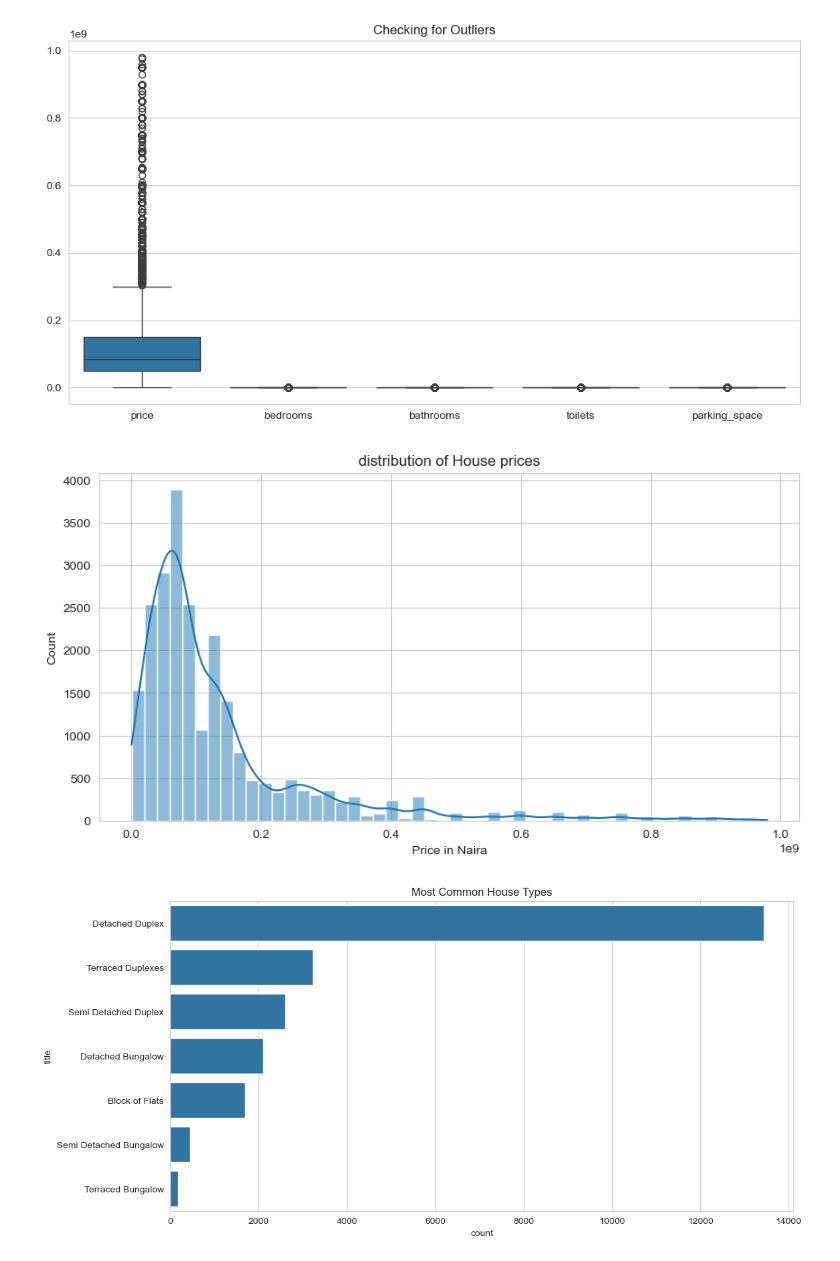
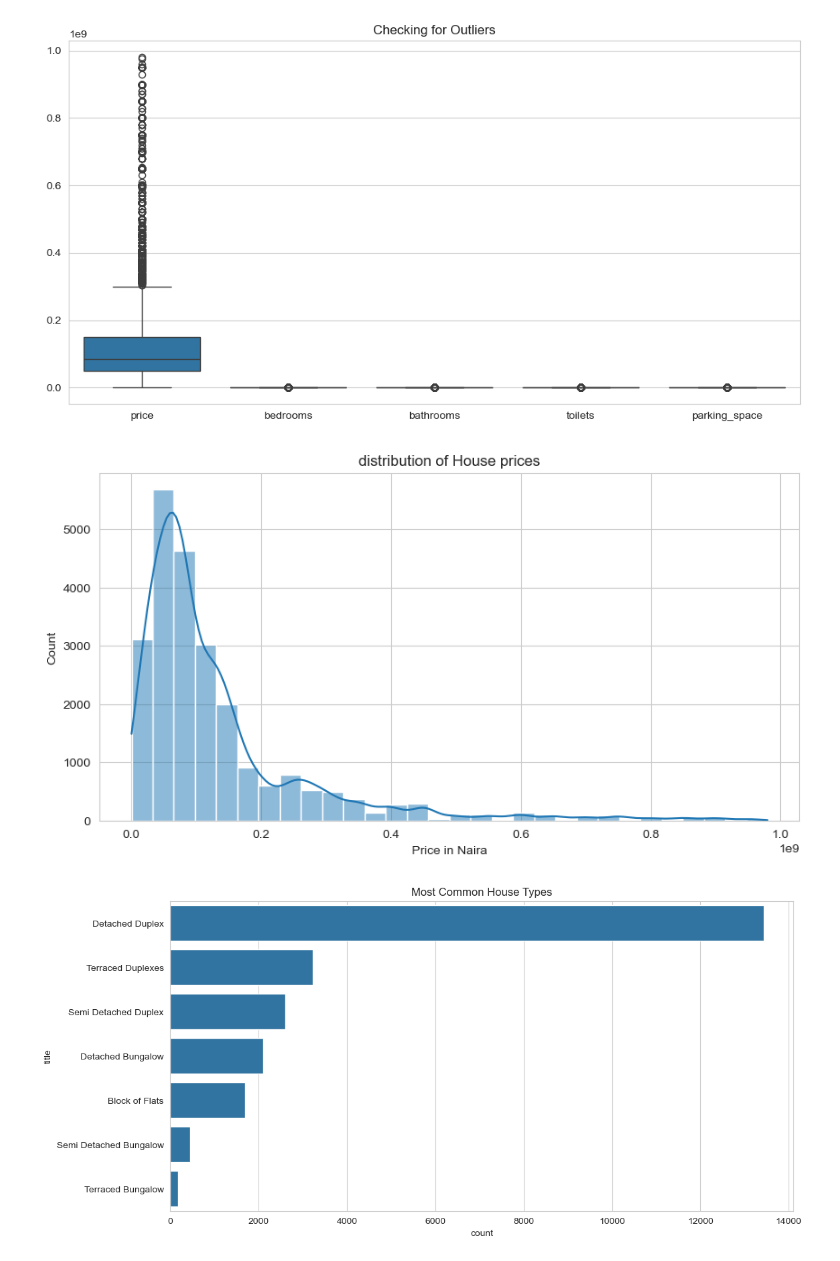
Before and after one commit to kingksjo/ng_houses, a Jupyter notebook: houses_research.ipynb, the cells around one changed output. Drawn from its saved outputs; the diff is of its cells as text; code cells hidden in the pictures.

```diff
--- a/houses_research.ipynb
+++ b/houses_research.ipynb
@@ -104,13 +104,13 @@ plt.show()
 # %%
 # Seeing the price distribution
 
 plt.figure(figsize=(10, 5))
-sns.histplot(data["price"], bins=50, kde=True)
+sns.histplot(data["price"], bins=30, kde=True)
 plt.title("distribution of House prices")
 plt.xlabel("Price in Naira")
 plt.show()
 # %% [output]
-[figure, old version]
+[figure, new version]
 # %%
 plt.figure(figsize=(12, 6))
 sns.countplot(data=data["title"], order=data["title"].value_counts().index)
```
Also changed, not shown: parts of 9 cells of this notebook.
